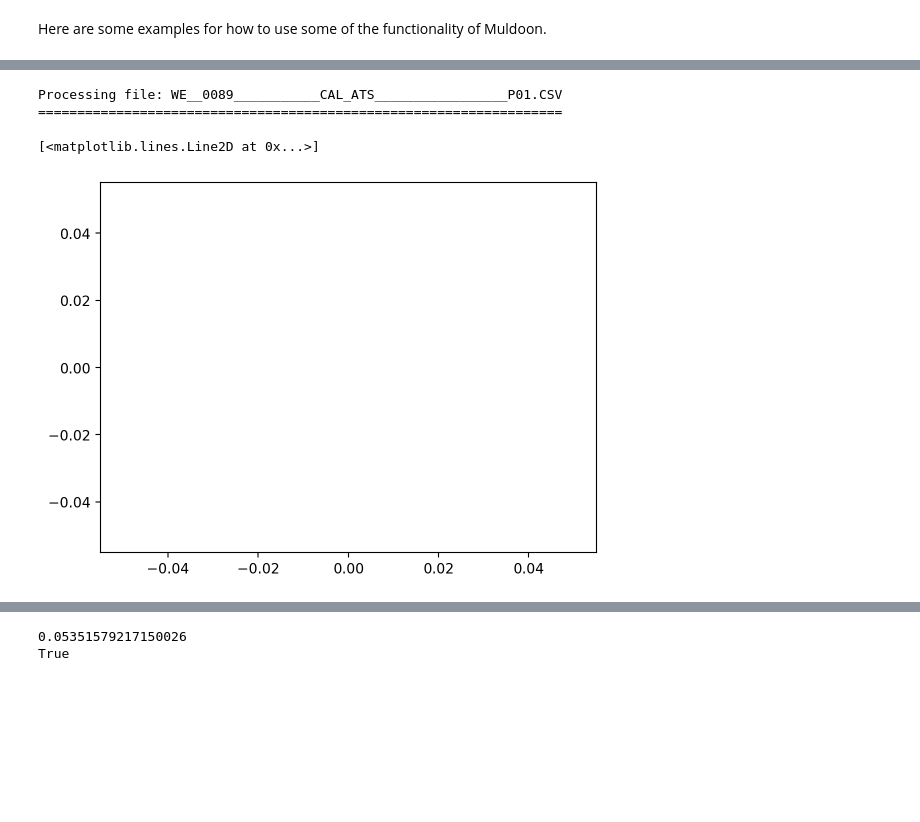
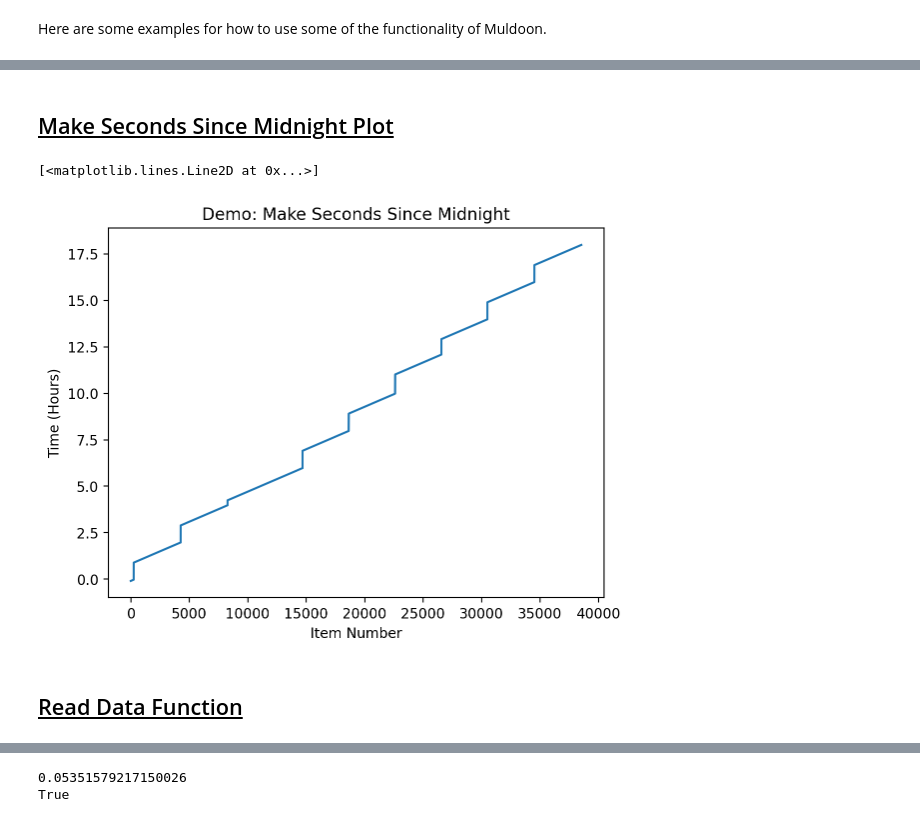
Before and after one commit to cs481-ekh/f22-dust-devils, a Jupyter notebook: docs/examples/Using_Muldoon.ipynb, the cells around one changed output, grey strips where cells are left out. Drawn from its saved outputs; the diff is of its cells as text; code cells hidden in the pictures; blank space fills up the shorter version.

Commit message:
Giving titles and metrics to Using Muldoon

```diff
--- a/docs/examples/Using_Muldoon.ipynb
+++ b/docs/examples/Using_Muldoon.ipynb
@@ -21,18 +24,17 @@ from muldoon.read_data import *
+# %% [markdown]
+## <ins>Make Seconds Since Midnight Plot</ins>
 # %%
-# Test that the sub-second sampling scheme works
-
-filename="WE__0089___________CAL_ATS_________________P01.CSV"
-time = make_seconds_since_midnight(filename, end = 10)
+filename="WE__0089___________DER_PS__________________P01.CSV"
+time = make_seconds_since_midnight(filename)
+plt.title("Demo: Make Seconds Since Midnight")
+plt.xlabel("Item Number")
+plt.ylabel("Time (Hours)")
 plt.plot(time)
-# delta_time = time[1:] - time[:-1]
-
-# No overlapping times, right?
-# assert(len(delta_time[delta_time == 0]) == 0)
 # %% [output]
-Processing file: WE__0089___________CAL_ATS_________________P01.CSV
-===================================================================
+[<matplotlib.lines.Line2D at 0x...>]
-[<matplotlib.lines.Line2D at 0x...>]
-[figure, old version]
+[figure, new version]
+# %% [markdown]
+## <ins>Read Data Function</ins>
 # %%
 fig = plt.figure(figsize=(10,10))
 ax = fig.add_subplot(111)
```
Also changed, not shown: parts of 4 cells of this notebook.
